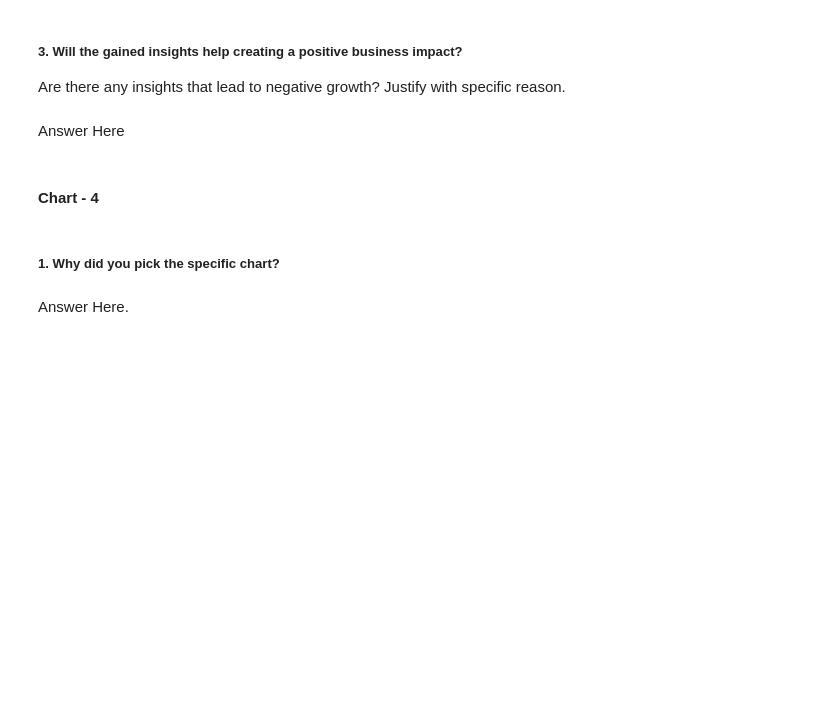
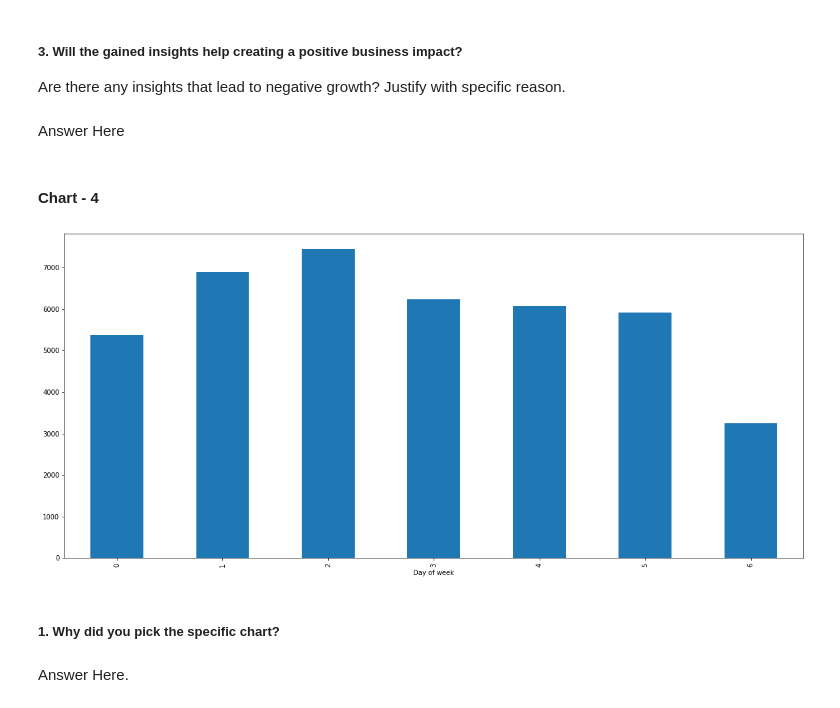
Before and after one commit to makdatascience/Coronavirus_tweets_sentiment_analysis, a Jupyter notebook: Coronavirus_tweets_sentiment_analysis.ipynb, the cells around one changed output. Cells and saved outputs as stored; diff of their text form; code cells hidden in the pictures; blank space fills up the shorter version.

```diff
--- a/Coronavirus_tweets_sentiment_analysis.ipynb
+++ b/Coronavirus_tweets_sentiment_analysis.ipynb
@@ -449,3 +449,13 @@ Answer Here
+# %%
+# Chart - 4 visualization code
+plt.figure(figsize=(20,9))
+tweet["Date"]=pd.to_datetime(tweet["TweetAt"])
+tweet["Day of week"]=tweet["Date"].dt.dayofweek
+grp_tweetAt=tweet.groupby('Day of week').count()['OriginalTweet'].plot(kind= "bar")
+
+plt.show()
+# %% [output]
+[figure, added]
 # %% [markdown]
 ##### 1. Why did you pick the specific chart?
 # %% [markdown]
```
Also changed, not shown: parts of 8 cells of this notebook.
